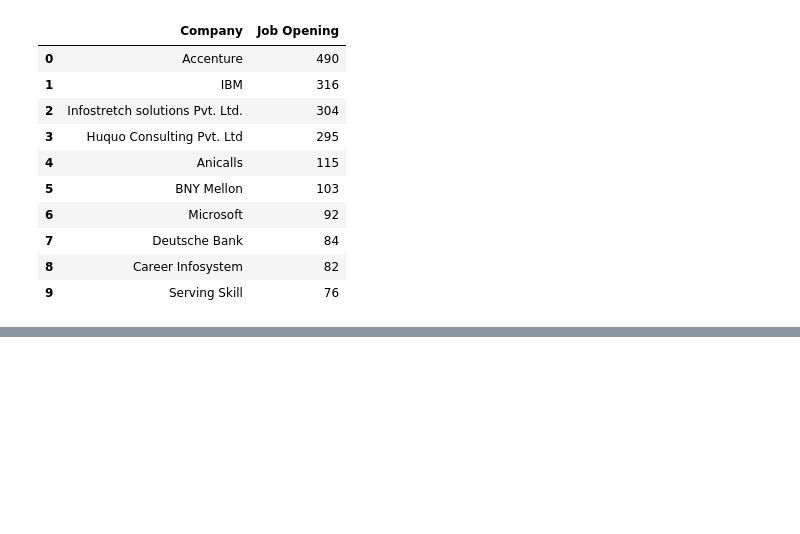
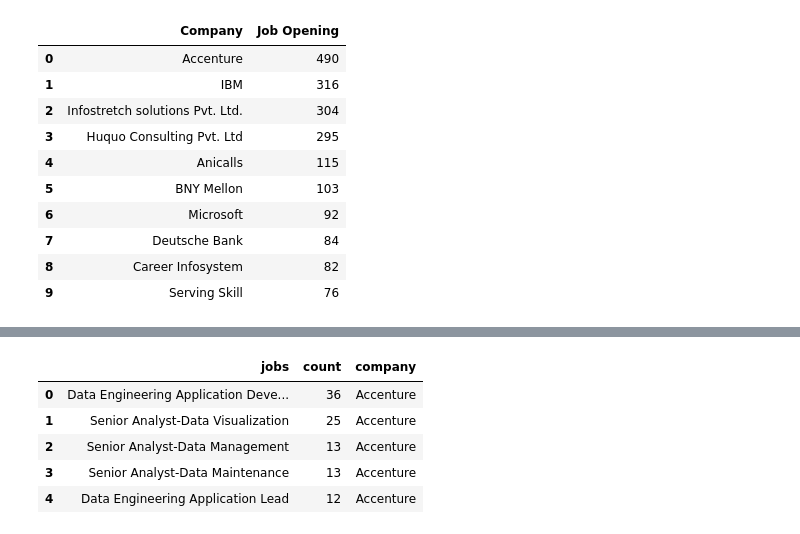
Before and after one commit to krneeru23/naukari_data_science_jobs_Analysis, a Jupyter notebook: naukari_data_sc. job Analysis.ipynb, the cells around one changed output, grey strips where cells are left out. Saved outputs shown, nothing was run; the diff lists cells and outputs as text; code cells hidden in the pictures; blank space fills up the shorter version.

```diff
--- a/naukari_data_sc. job Analysis.ipynb
+++ b/naukari_data_sc. job Analysis.ipynb
@@ -407,4 +417,5 @@ top_10_comp.style.background_gradient(cmap='Blues')
 # %%
+# Jobs available in Company
 dataframe = pd.DataFrame()
 
 for company in top_10_comp['Company']:
@@ -416,19 +427,5 @@ for company in top_10_comp['Company']:
     fdist_df = fdist_df.assign(company=company)
     dataframe=dataframe.append(fdist_df)
 
-dataframe.head()
-
-# Creating sunburst chart
-fig = px.sunburst(dataframe,
-                  path=['company', 'jobs'])
-
-fig.update_layout(
-    autosize=False,
-    title_text='Top Job Providers and Jobs',
-    title_x=0.5,
-    width=1000,
-    height=720)
-
-# Display the figure
-fig.show()
+dataframe.head().reset_index(drop=True)
 # %% [output]
@@ -435,0 +432,6 @@ fig.show()
+|  | jobs | count | company |
+| 0 | Data Engineering Application Deve... | 36 | Accenture |
+| 1 | Senior Analyst-Data Visualization | 25 | Accenture |
+| 2 | Senior Analyst-Data Management | 13 | Accenture |
+| 3 | Senior Analyst-Data Maintenance | 13 | Accenture |
+| 4 | Data Engineering Application Lead | 12 | Accenture |
```
Also changed, not shown: parts of 7 cells of this notebook.
